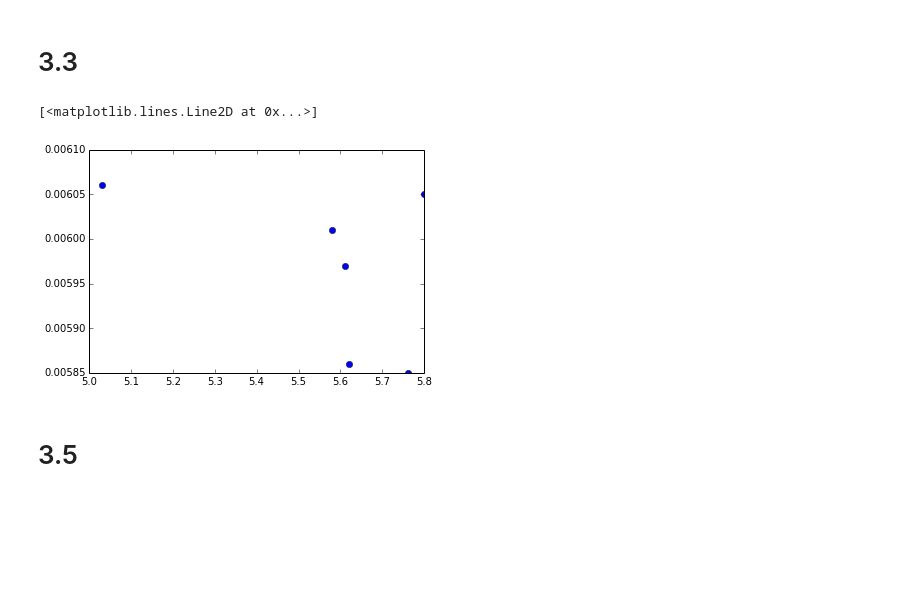
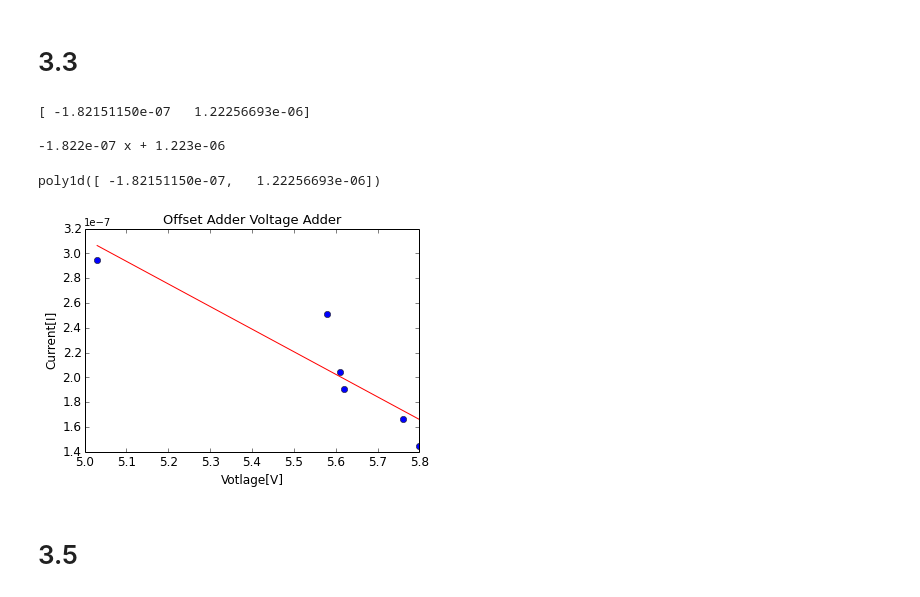
Before and after one commit to dorisjlee/111BSClab, a Jupyter notebook: lab3/Lab3.ipynb, the cells around one changed output. Cells and saved outputs as stored; diff of their text form; code cells hidden in the pictures; blank space fills up the shorter version.

Commit message:
added plots for 3.1-3.4

```diff
--- a/lab3/Lab3.ipynb
+++ b/lab3/Lab3.ipynb
@@ -18,7 +18,7 @@ compute_uncertainty(2.560e-3,100e-3)
 # %% [output]
 4.307200000000001e-06
 # %%
-def fit_and_plot(x,y,xlabel="",ylabel="",title="",zeroed=False,annotate_fit= True,right_words = False,error_bar="",sci_lim = False):
+def fit_and_plot(x,y,xlabel="",ylabel="",title="",zeroed=False,annotate_fit= True,right_words = False,error_bar="",sci_lim = False,annotate="",right_annotate=False):
 #     x=1./x**2
 #     y=1./y
 #     fig = plt.figure()
@@ -47,6 +47,9 @@ def fit_and_plot(x,y,xlabel="",ylabel="",title="",zeroed=False,annotate_fit= Tru
         plt.ylabel(ylabel,fontsize=12)
 #     ax1 = fig.add_subplot(111)
 #     ax1.text(0.03,0.8,"y= %.5f x %.5f"%(p[0],p[1]), fontsize=13,transform=ax.transAxes)
+    if annotate!="":
+        if right_annotate:
+            ax1.text(0.48,0.85,annotate, fontsize=13,transform=ax1.transAxes)
     if error_bar!="":
         ax1.errorbar(x, y, yerr=error_bar, fmt='o')
     if sci_lim:
@@ -57,12 +60,16 @@ def fit_and_plot(x,y,xlabel="",ylabel="",title="",zeroed=False,annotate_fit= Tru
 # %% [markdown]
 # 3.3
 # %%
-r = [34.69e6,29.48e6,17.05e6,22.25e6,27.47e6,40.1e6]
-v =[5.761,5.620,5.030,5.58,5.61,5.80]
-i  =[5.85e-3,5.86e-3,6.06e-3,6.01e-03,5.97e-3,6.05e-3]
+r = np.array([34.69e6,29.48e6,17.05e6,22.25e6,27.47e6,40.10e6])
+v =np.array([5.761,5.620,5.030,5.58,5.61,5.80])
+i = np.array([5.85,5.86,6.06,6.01,5.97,6.05])*10**(-3)
+i2 = v/r
-# %%
-# fit_and_plot(i,v)
-plt.plot(v,i,'o')
-# %% [output]
-[<matplotlib.lines.Line2D at 0x...>]
-[figure, removed]
+# %%
+# plt.plot(v,i2,'o')
+fit_and_plot(v,i2,annotate_fit="",title="Offset Adder Voltage Adder", xlabel="Votlage[V]", ylabel="Current[I]")#,annotate="$y=-1.822\times10^{-7}x + 1.223\times 10^{-6}$",right_annotate=True)
+# %% [output]
+[ -1.82151150e-07   1.22256693e-06]
+
+-1.822e-07 x + 1.223e-06
+poly1d([ -1.82151150e-07,   1.22256693e-06])
+[figure, added]
```
Also changed, not shown: parts of 9 cells of this notebook, 13 other files.
